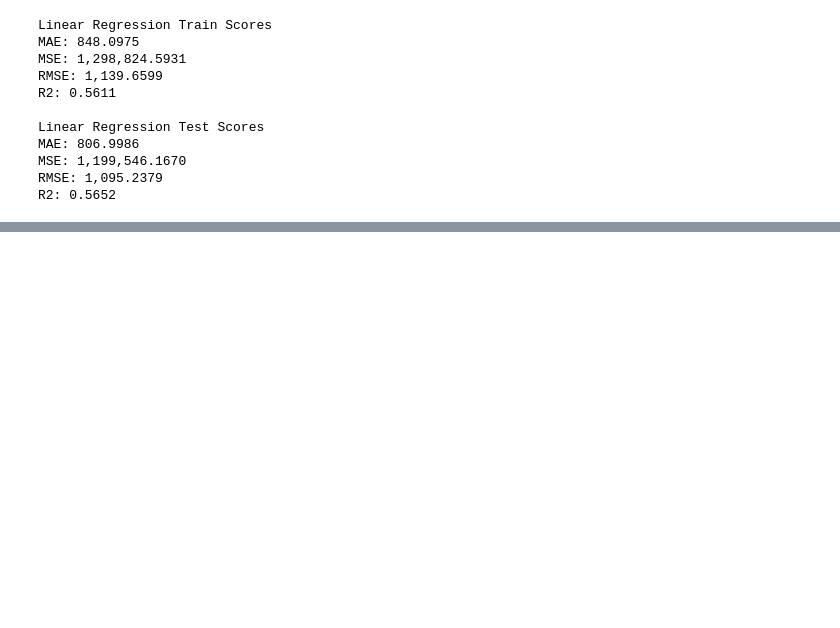
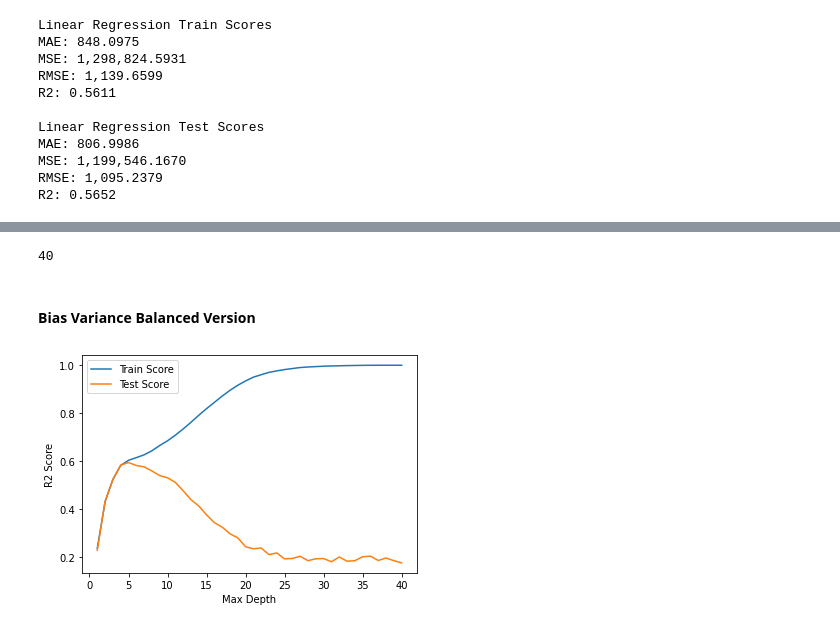
Before and after one commit to pylabview/sales-predicctions, a Jupyter notebook: DS_Sales_Predicctions.ipynb, the cells around one changed output, grey strips where cells are left out. Saved outputs shown, nothing was run; the diff lists cells and outputs as text; code cells hidden in the pictures; blank space fills up the shorter version.

```diff
--- a/DS_Sales_Predicctions.ipynb
+++ b/DS_Sales_Predicctions.ipynb
@@ -1130,0 +1300,46 @@ R2: 0.5652
+# %%
+# Obtain the max_depth from the pipeline and assign it to the variable max_depth
+max_depth = dec_tree_pipe['decisiontreeregressor'].get_depth()
+# Display max_depth
+max_depth
+# %% [output]
+40
+# %% [markdown]
+#### **Bias Variance Balanced Version**
+# %%
+# Create a range of max_depth values to evaluate
+depths = range(1, max_depth+1)
+
+# Create a dataframe to store Train and Test  R2 scores
+scores = pd.DataFrame(columns=['Train Score', 'Test Score'], index=depths)
+
+# Loop through the max_depth values
+for depth in depths:
+  # Create an instance of the model
+  dec_tree = DecisionTreeRegressor(max_depth=depth, random_state = 42)
+  # Create a model pipeline
+  dec_tree_pipe = make_pipeline(preprocessor, dec_tree)
+  # Fit the model
+  dec_tree_pipe.fit(X_train, y_train)
+
+  # Obtain the predictions from the model
+  train_pred = dec_tree_pipe.predict(X_train)
+  test_pred = dec_tree_pipe.predict(X_test)
+
+  # Obtain the R2 scores for Train and Test
+  train_r2score = r2_score(y_train, train_pred)
+  test_r2score = r2_score(y_test, test_pred)
+
+  # Save the Train and Test R2 Score for this depth in the scores dataframe
+  scores.loc[depth, 'Train Score'] = train_r2score
+  scores.loc[depth, 'Test Score'] = test_r2score
+# %%
+# Visualize the max_depths to display which achieves the highest R2 score
+plt.plot(depths, scores['Train Score'], label='Train Score')
+plt.plot(depths, scores['Test Score'], label='Test Score')
+plt.ylabel('R2 Score')
+plt.xlabel('Max Depth')
+plt.legend()
+plt.show()
+# %% [output]
+[figure, added]
```
Also changed, not shown: parts of 25 cells of this notebook.
